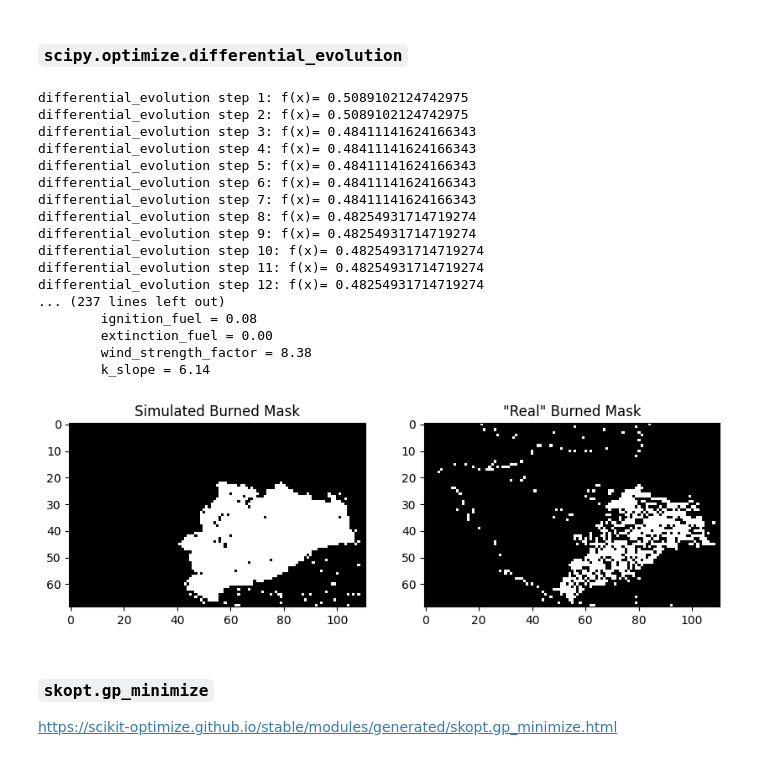
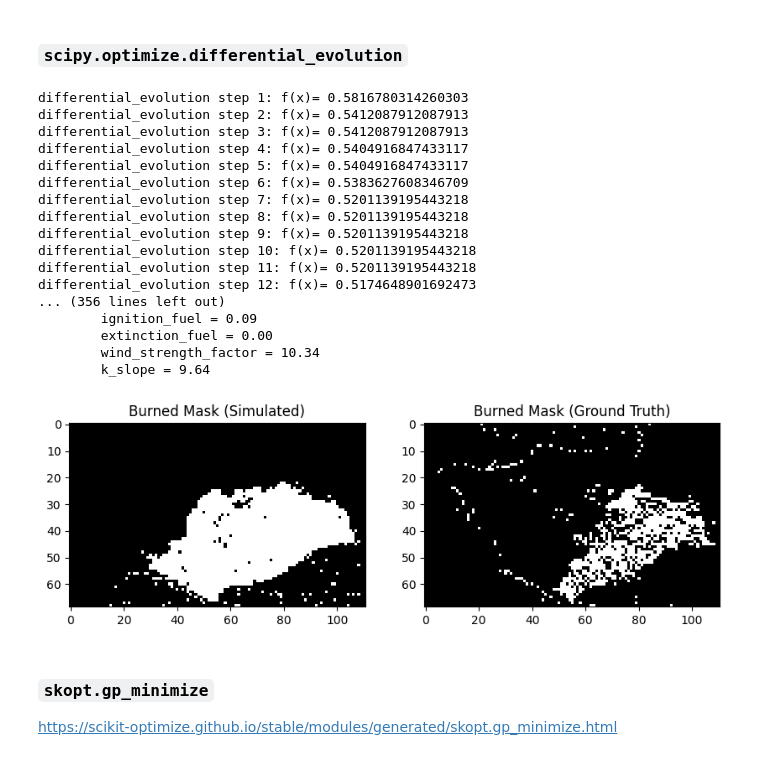
Before and after one commit to claraelisabeth/Adv_Modelling_and_Simulation, a Jupyter notebook: notebooks/optimization_santa_rosa.ipynb, the cells around one changed output. Saved outputs shown, nothing was run; the diff lists cells and outputs as text; code cells hidden in the pictures.

```diff
--- a/notebooks/optimization_santa_rosa.ipynb
+++ b/notebooks/optimization_santa_rosa.ipynb
@@ -192,11 +174,11 @@ params_opt = {
     "mu_H": (0.01, 1),
     "dF": (0.01, 1),
     "dW": (0.01, 1),
-    "ignition_temp": (0.1, 0.9),
-    "ignition_fuel": (0.01, 0.9),
-    "extinction_fuel": (0.0, 0.9),
-    "wind_strength_factor": (0.0, 10.0),
-    "k_slope": (0.0, 10.0),
+    "ignition_temp": (0.01, 0.99),
+    "ignition_fuel": (0.01, 0.90),
+    "extinction_fuel": (0.0, 0.99),
+    "wind_strength_factor": (0.0, 100.0),
+    "k_slope": (0.0, 50.0),
 }
 params_names = list(params_opt.keys())
 bounds = list(params_opt.values())
@@ -207,59 +189,71 @@ for name in params_names:
 
 tracker = {"best_loss": float("inf"), "best_mask": None}
 timesteps = params_static["timesteps"]
+
+seed = 1238
 # %% [markdown]
 ### `scipy.optimize.differential_evolution`
 # %%
 opt_de = differential_evolution(
     objective_function,
     bounds=bounds,
     args=(target_mask, params_static, timesteps, tracker, params_names),
     strategy="best1bin",
     maxiter=500,
-    popsize=7,
+    popsize=10,
     tol=1e-5,
     atol=0,
     disp=True,
     polish=False,
-    workers=10,
+    workers=-1,
     updating="deferred",
+    seed=seed
 )
+
+params_temp = {}
 
 print(f"\nBest Loss: {opt_de.fun:.4f}")
 for i in range(len(params_opt)):
     print(f"\t{list(params_opt.keys())[i]} = {opt_de.x[i]:.2f}")
     params_dict[list(params_opt.keys())[i]] = opt_de.x[i]
+    params_temp[list(params_opt.keys())[i]] = float(opt_de.x[i])
+
+# save params to file
+with open(f"../presentation_images/sr_opt_de-seed={seed}_px={round(px_dimemnsion_km*1000)}m.json", "w") as f:
+    json.dump(params_temp, f, indent=4)
+params_temp["loss"] = float(opt_de.fun)
 
 sim_opt = FireSpreadingAdvanced(Parameters(**params_dict), precompute_mu=True)
-sim_opt.run_simulation(timesteps=delta_t, visualization=True, gif_name="sim_opt_de")
+sim_opt.run_simulation(timesteps=delta_t, visualization=True,
+                       gif_name=f"../presentation_images/sr_opt_de-seed={seed}_px={round(px_dimemnsion_km*1000)}m")
 
 plt.figure(figsize=(10,5))
 plt.subplot(1,2,1)
 plt.imshow(sim_opt.calculate_simulation_burned_mask(), cmap='gray')
-plt.title("Simulated Burned Mask")
+plt.title("Burned Mask (Simulated)")
 plt.subplot(1,2,2)
 plt.imshow(burned_mask, cmap='gray')
-plt.title('"Real" Burned Mask')
+plt.title('Burned Mask (Ground Truth)')
 plt.show()
 # %% [output]
-differential_evolution step 1: f(x)= 0.5089102124742975
-differential_evolution step 2: f(x)= 0.5089102124742975
-differential_evolution step 3: f(x)= 0.48411141624166343
-differential_evolution step 4: f(x)= 0.48411141624166343
-differential_evolution step 5: f(x)= 0.48411141624166343
-differential_evolution step 6: f(x)= 0.48411141624166343
-differential_evolution step 7: f(x)= 0.48411141624166343
-differential_evolution step 8: f(x)= 0.48254931714719274
-differential_evolution step 9: f(x)= 0.48254931714719274
-differential_evolution step 10: f(x)= 0.48254931714719274
-differential_evolution step 11: f(x)= 0.48254931714719274
-differential_evolution step 12: f(x)= 0.48254931714719274
-... (237 lines left out)
-        ignition_fuel = 0.08
+differential_evolution step 1: f(x)= 0.5816780314260303
+differential_evolution step 2: f(x)= 0.5412087912087913
+differential_evolution step 3: f(x)= 0.5412087912087913
+differential_evolution step 4: f(x)= 0.5404916847433117
+differential_evolution step 5: f(x)= 0.5404916847433117
+differential_evolution step 6: f(x)= 0.5383627608346709
+differential_evolution step 7: f(x)= 0.5201139195443218
+differential_evolution step 8: f(x)= 0.5201139195443218
+differential_evolution step 9: f(x)= 0.5201139195443218
+differential_evolution step 10: f(x)= 0.5201139195443218
+differential_evolution step 11: f(x)= 0.5201139195443218
+differential_evolution step 12: f(x)= 0.5174648901692473
+... (356 lines left out)
+        ignition_fuel = 0.09
         extinction_fuel = 0.00
-        wind_strength_factor = 8.38
-        k_slope = 6.14
+        wind_strength_factor = 10.34
+        k_slope = 9.64
-[figure, old version]
+[figure, new version]
 # %% [markdown]
 ### `skopt.gp_minimize`
 https://scikit-optimize.github.io/stable/modules/generated/skopt.gp_minimize.html
```
Also changed, not shown: parts of 16 cells of this notebook, 1 other file.
